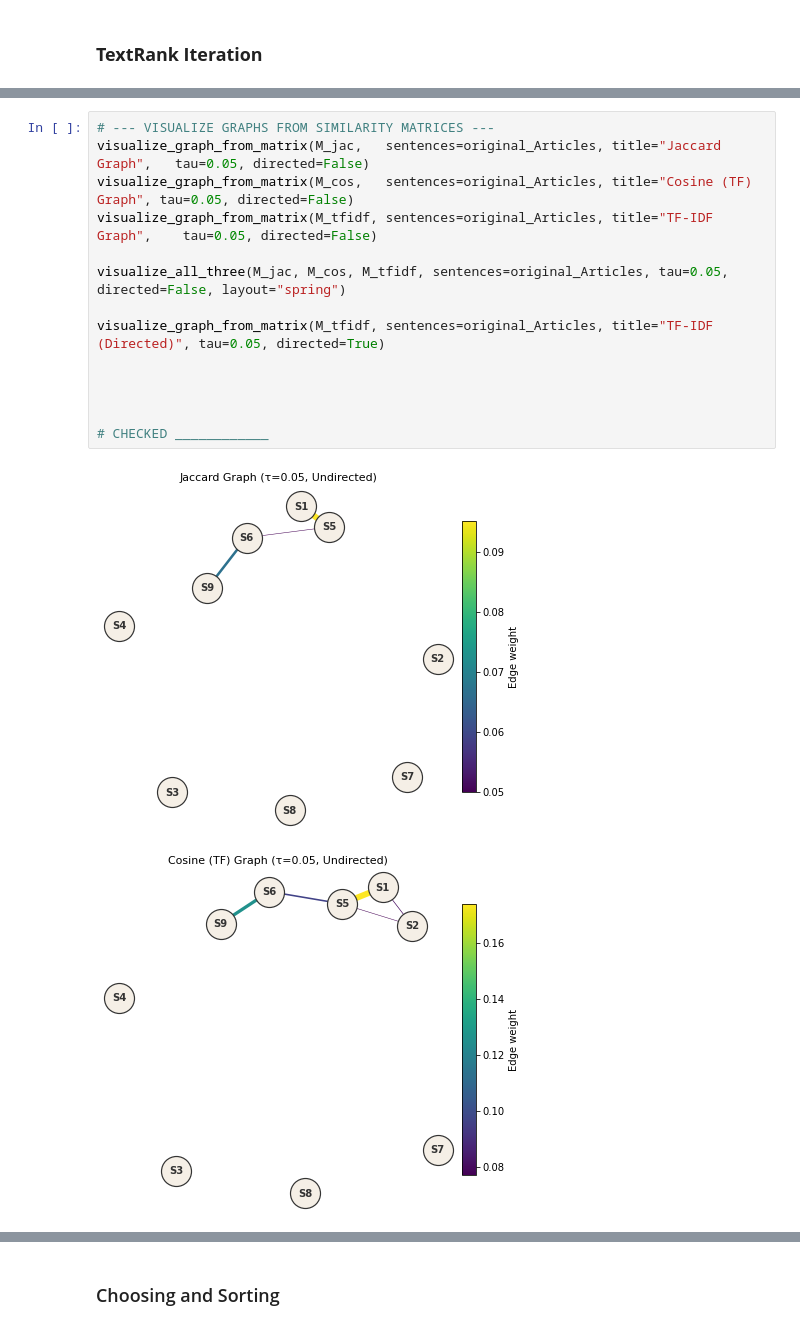
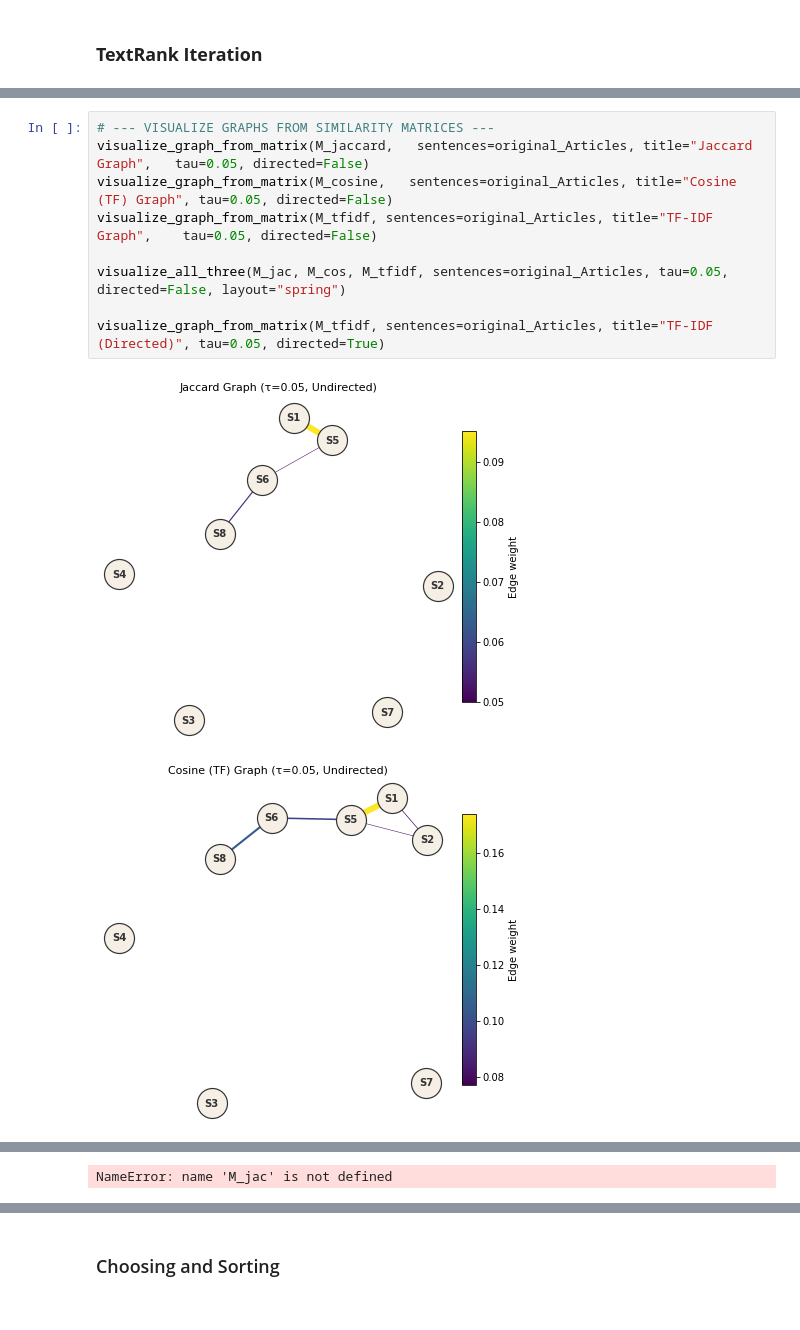
Before and after one commit to farnooshkareemi/Graph-Text-Summarizer, a Jupyter notebook: src/Summary.ipynb, the cells around one changed output, grey strips where cells are left out. Drawn from its saved outputs; the diff is of its cells as text.

```diff
--- a/src/Summary.ipynb
+++ b/src/Summary.ipynb
@@ -830,18 +818,13 @@ def visualize_all_three(M_jac, M_cos, M_tfidf, sentences=None, tau=0.0, directed
 # %%
 # --- VISUALIZE GRAPHS FROM SIMILARITY MATRICES ---
-visualize_graph_from_matrix(M_jac,   sentences=original_Articles, title="Jaccard Graph",   tau=0.05, directed=False)
-visualize_graph_from_matrix(M_cos,   sentences=original_Articles, title="Cosine (TF) Graph", tau=0.05, directed=False)
+visualize_graph_from_matrix(M_jaccard,   sentences=original_Articles, title="Jaccard Graph",   tau=0.05, directed=False)
+visualize_graph_from_matrix(M_cosine,   sentences=original_Articles, title="Cosine (TF) Graph", tau=0.05, directed=False)
 visualize_graph_from_matrix(M_tfidf, sentences=original_Articles, title="TF-IDF Graph",    tau=0.05, directed=False)
 
 visualize_all_three(M_jac, M_cos, M_tfidf, sentences=original_Articles, tau=0.05, directed=False, layout="spring")
 
 visualize_graph_from_matrix(M_tfidf, sentences=original_Articles, title="TF-IDF (Directed)", tau=0.05, directed=True)
-
-
-
-
-# CHECKED ____________
 # %% [output]
-[figure, old version]
+[figure, new version]
-[figure, old version]
+[figure, new version]
 [figure]
@@ -851,0 +831 @@ visualize_graph_from_matrix(M_tfidf, sentences=original_Articles, title="TF-IDF
+NameError: name 'M_jac' is not defined
```
Also changed, not shown: parts of 22 cells of this notebook.
